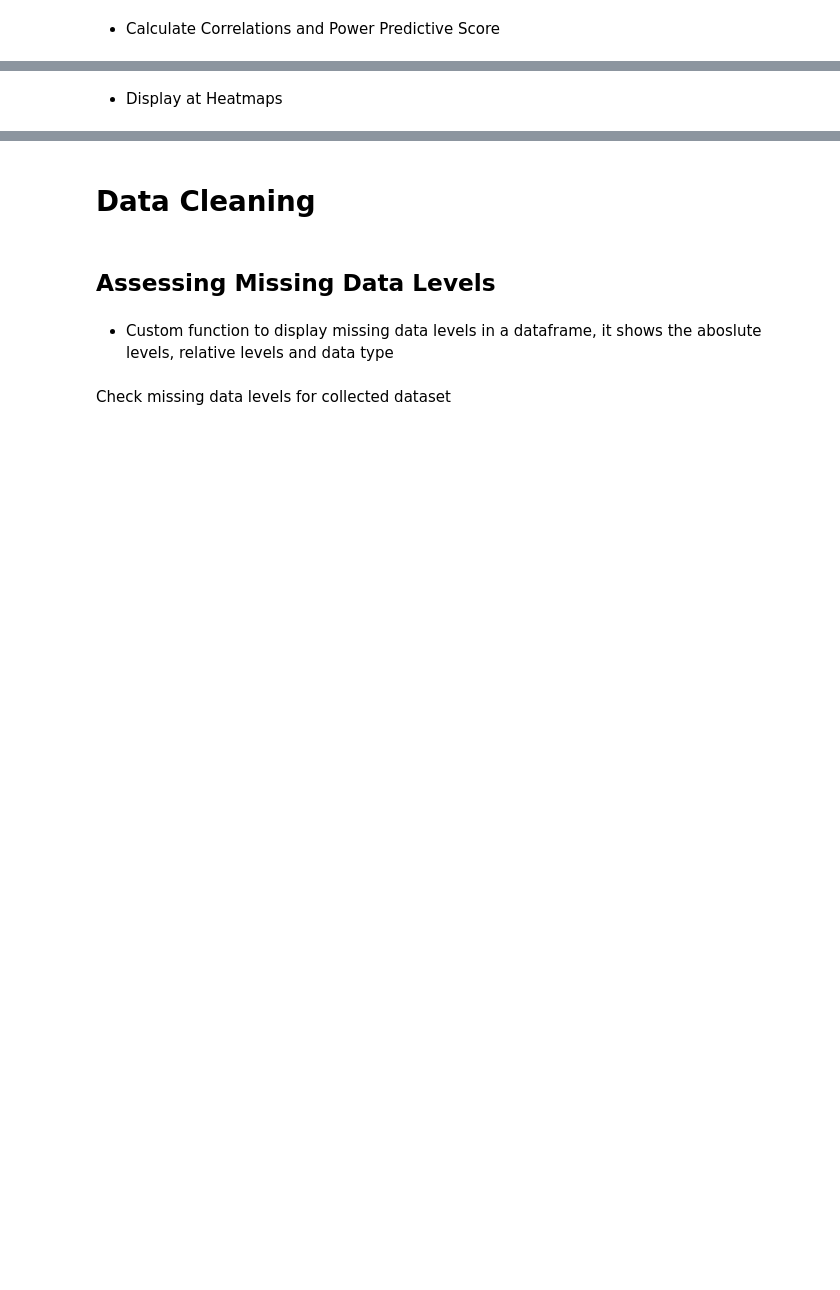
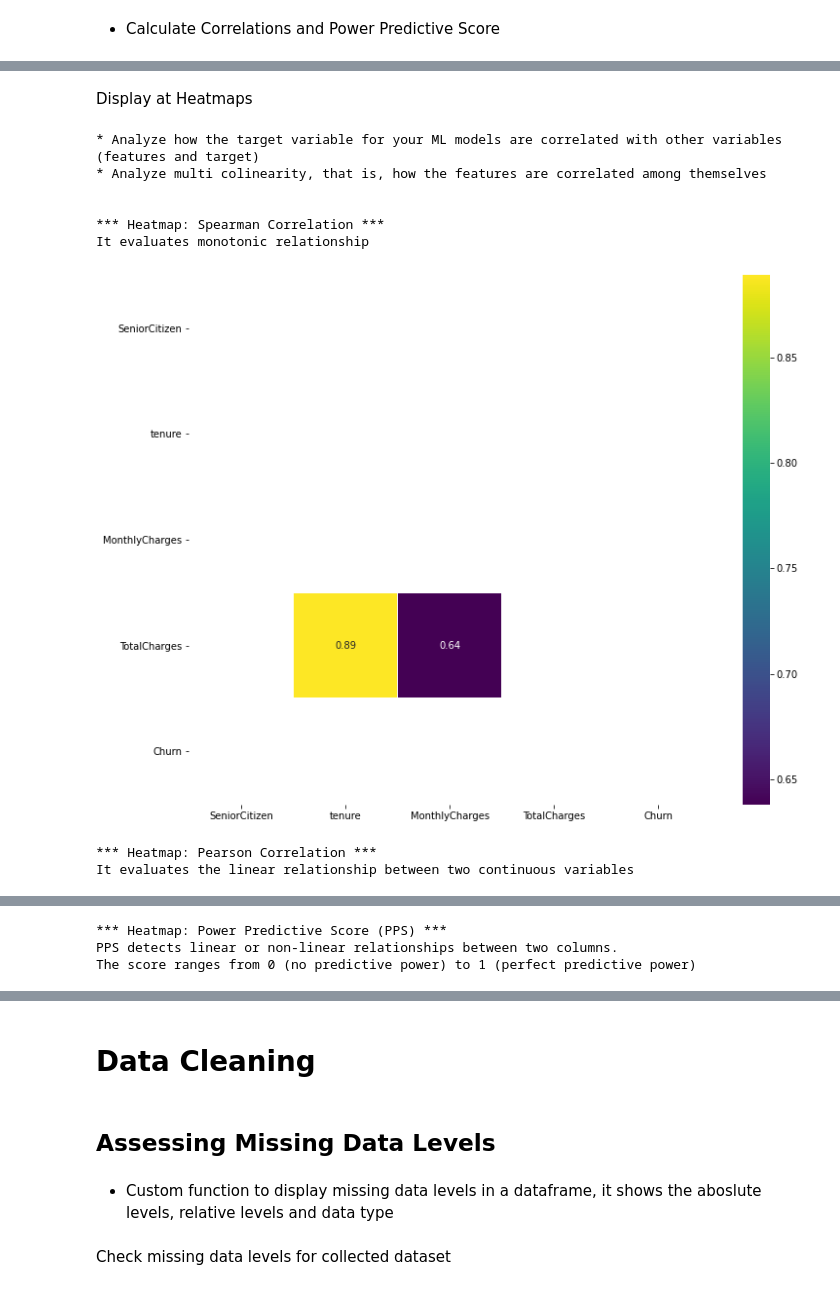
Before and after one commit to JohnL3/churnometer, a Jupyter notebook: jupyter_notebooks/03 - DataCleaning.ipynb, the cells around one changed output, grey strips where cells are left out. Drawn from its saved outputs; the diff is of its cells as text; code cells hidden in the pictures; blank space fills up the shorter version.

```diff
--- a/jupyter_notebooks/03 - DataCleaning.ipynb
+++ b/jupyter_notebooks/03 - DataCleaning.ipynb
@@ -69,15 +91,15 @@ import matplotlib.pyplot as plt
 import seaborn as sns
 import ppscore as pps
 
-def heatmap_corr(df,threshold):
+def heatmap_corr(df,threshold, figsize=(20,12), font_annot = 8):
   if len(df.columns) > 1:
     mask = np.zeros_like(df, dtype=np.bool)
     mask[np.triu_indices_from(mask)] = True
     mask[abs(df) < threshold] = True
 
-    fig, axes = plt.subplots(figsize=(20,12))
+    fig, axes = plt.subplots(figsize=figsize)
     sns.heatmap(df, annot=True, xticklabels=True, yticklabels=True,
-                mask=mask, cmap='viridis', annot_kws={"size": 8}, ax=axes,
+                mask=mask, cmap='viridis', annot_kws={"size": font_annot}, ax=axes,
                 linewidth=0.5
                      )
     axes.set_yticklabels(df.columns, rotation = 0)
@@ -85,15 +107,15 @@ def heatmap_corr(df,threshold):
     plt.show()
 
 
-def heatmap_pps(df,threshold):
+def heatmap_pps(df,threshold, figsize=(20,12), font_annot = 8):
     if len(df.columns) > 1:
 
       mask = np.zeros_like(df, dtype=np.bool)
       mask[abs(df) < threshold] = True
 
-      fig, ax = plt.subplots(figsize=(20,12))
+      fig, ax = plt.subplots(figsize=figsize)
       ax = sns.heatmap(df, annot=True, xticklabels=True,yticklabels=True,
-                        mask=mask,cmap='rocket_r', annot_kws={"size": 8},
+                       mask=mask,cmap='rocket_r', annot_kws={"size": font_annot},
                        linewidth=0.05,linecolor='grey')
 
       plt.ylim(len(df.columns),0)
@@ -115,7 +137,8 @@ def CalculateCorrAndPPS(df):
   return df_corr_pearson, df_corr_spearman, pps_matrix
 
 
-def DisplayCorrAndPPS(df_corr_pearson, df_corr_spearman, pps_matrix,CorrThreshold,PPS_Threshold):
+def DisplayCorrAndPPS(df_corr_pearson, df_corr_spearman, pps_matrix,CorrThreshold,PPS_Threshold,
+                      figsize=(20,12), font_annot=8 ):
 
   print("\n")
   print("* Analyze how the target variable for your ML models are correlated with other variables (features and target)")
@@ -124,18 +147,18 @@ def DisplayCorrAndPPS(df_corr_pearson, df_corr_spearman, pps_matrix,CorrThreshol
   print("\n")
   print("*** Heatmap: Spearman Correlation ***")
   print("It evaluates monotonic relationship \n")
-  heatmap_corr(df=df_corr_spearman, threshold=CorrThreshold)
+  heatmap_corr(df=df_corr_spearman, threshold=CorrThreshold, figsize=figsize, font_annot=font_annot)
 
   print("\n")
   print("*** Heatmap: Pearson Correlation ***")
   print("It evaluates the linear relationship between two continuous variables \n")
-  heatmap_corr(df=df_corr_pearson, threshold=CorrThreshold)
+  heatmap_corr(df=df_corr_pearson, threshold=CorrThreshold, figsize=figsize, font_annot=font_annot)
 
   print("\n")
   print("*** Heatmap: Power Predictive Score (PPS) ***")
   print(f"PPS detects linear or non-linear relationships between two columns.\n"
         f"The score ranges from 0 (no predictive power) to 1 (perfect predictive power) \n")
-  heatmap_pps(df=pps_matrix,threshold=PPS_Threshold)
+  heatmap_pps(df=pps_matrix,threshold=PPS_Threshold, figsize=figsize, font_annot=font_annot)
 # %% [markdown]
 * Calculate Correlations and Power Predictive Score
 # %%
@@ -143,5 +171,18 @@ df_corr_pearson, df_corr_spearman, pps_matrix = CalculateCorrAndPPS(df)
 # %% [markdown]
-* Display at Heatmaps
+Display at Heatmaps
 # %%
-DisplayCorrAndPPS(df_corr_pearson, df_corr_spearman, pps_matrix,
-                  CorrThreshold=0.2, PPS_Threshold=0.2)
+DisplayCorrAndPPS(df_corr_pearson = df_corr_pearson,
+                  df_corr_spearman = df_corr_spearman,
+                  pps_matrix = pps_matrix,
+                  CorrThreshold = 0.6, PPS_Threshold =0.20,
+                  figsize=(12,10), font_annot=10)
+# %% [output]
+* Analyze how the target variable for your ML models are correlated with other variables (features and target)
+* Analyze multi colinearity, that is, how the features are correlated among themselves
+
+
+*** Heatmap: Spearman Correlation ***
+It evaluates monotonic relationship
+[figure, added]
+*** Heatmap: Pearson Correlation ***
+It evaluates the linear relationship between two continuous variables
@@ -147,0 +190,3 @@ DisplayCorrAndPPS(df_corr_pearson, df_corr_spearman, pps_matrix,
+*** Heatmap: Power Predictive Score (PPS) ***
+PPS detects linear or non-linear relationships between two columns.
+The score ranges from 0 (no predictive power) to 1 (perfect predictive power)
```
Also changed, not shown: parts of 19 cells of this notebook, 3 other files.
